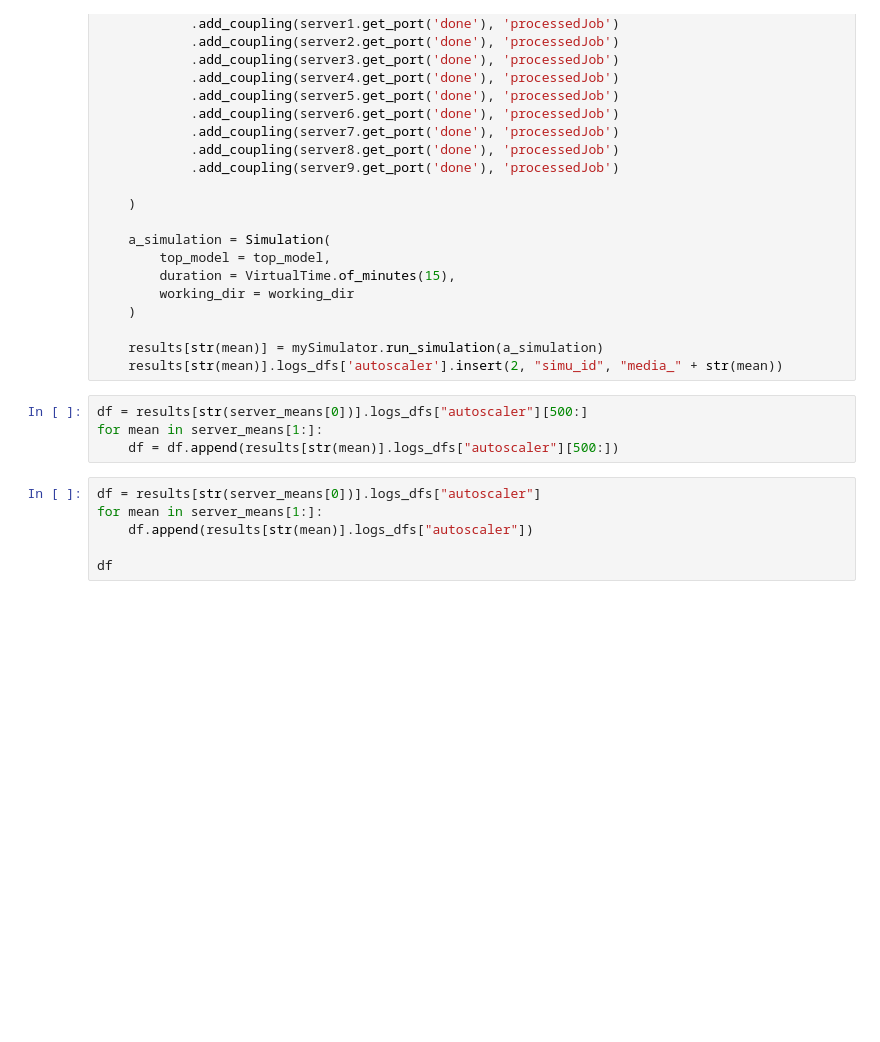
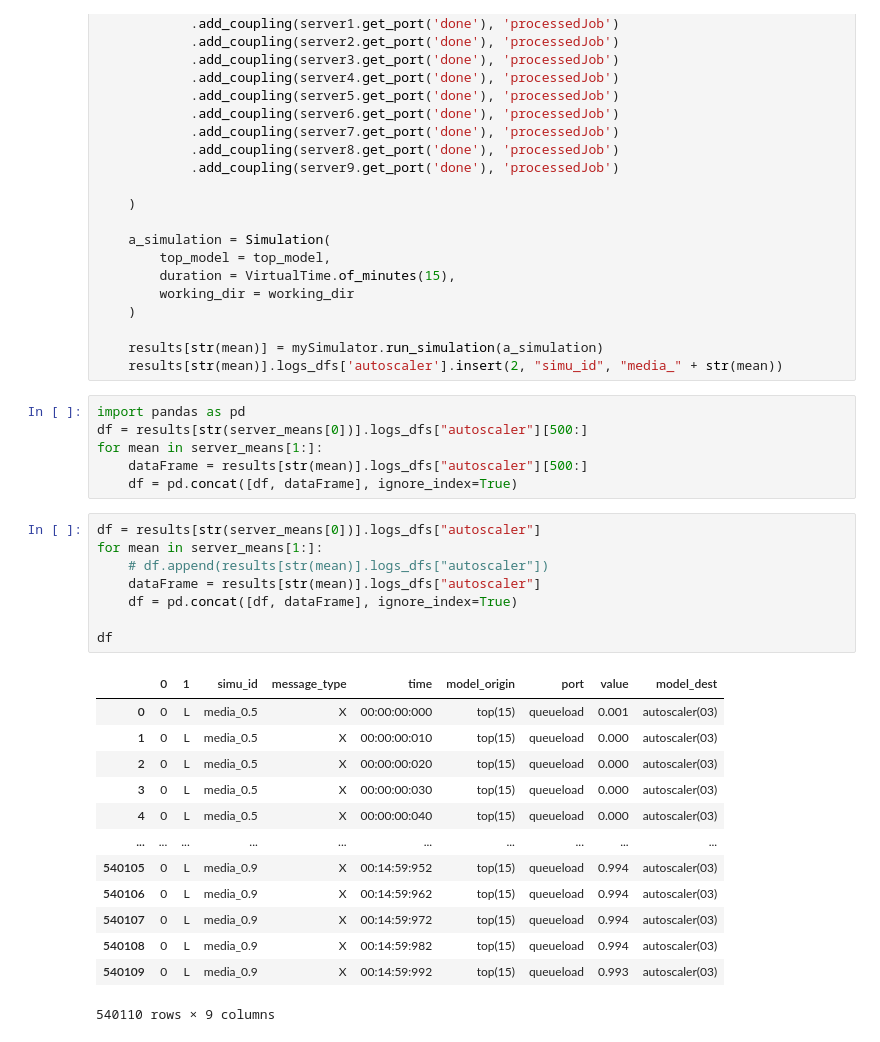
Before and after one commit to pedrotambo/ddos-simulation-devs, a Jupyter notebook: alterando_lambda.ipynb, the cells around one changed output. Drawn from its saved outputs; the diff is of its cells as text; blank space fills up the shorter version.

```diff
--- a/alterando_lambda.ipynb
+++ b/alterando_lambda.ipynb
@@ -229,13 +229,31 @@ for mean in server_means:
 
     results[str(mean)] = mySimulator.run_simulation(a_simulation)
     results[str(mean)].logs_dfs['autoscaler'].insert(2, "simu_id", "media_" + str(mean))
+# %%
+import pandas as pd
+df = results[str(server_means[0])].logs_dfs["autoscaler"][500:]
+for mean in server_means[1:]:
+    dataFrame = results[str(mean)].logs_dfs["autoscaler"][500:]
+    df = pd.concat([df, dataFrame], ignore_index=True)
 # %%
-df = results[str(server_means[0])].logs_dfs["autoscaler"][500:]
+df = results[str(server_means[0])].logs_dfs["autoscaler"]
 for mean in server_means[1:]:
-    df = df.append(results[str(mean)].logs_dfs["autoscaler"][500:])
+    # df.append(results[str(mean)].logs_dfs["autoscaler"])
+    dataFrame = results[str(mean)].logs_dfs["autoscaler"]
+    df = pd.concat([df, dataFrame], ignore_index=True)
+
+df
+# %% [output]
+|  | 0 | 1 | simu_id | message_type | time | model_origin | port | value | model_dest |
+| 0 | 0 | L | media_0.5 | X | 00:00:00:000 | top(15) | queueload | 0.001 | autoscaler(03) |
+| 1 | 0 | L | media_0.5 | X | 00:00:00:010 | top(15) | queueload | 0.000 | autoscaler(03) |
+| 2 | 0 | L | media_0.5 | X | 00:00:00:020 | top(15) | queueload | 0.000 | autoscaler(03) |
+| 3 | 0 | L | media_0.5 | X | 00:00:00:030 | top(15) | queueload | 0.000 | autoscaler(03) |
+| 4 | 0 | L | media_0.5 | X | 00:00:00:040 | top(15) | queueload | 0.000 | autoscaler(03) |
+| ... | ... | ... | ... | ... | ... | ... | ... | ... | ... |
+| 540105 | 0 | L | media_0.9 | X | 00:14:59:952 | top(15) | queueload | 0.994 | autoscaler(03) |
+| 540106 | 0 | L | media_0.9 | X | 00:14:59:962 | top(15) | queueload | 0.994 | autoscaler(03) |
+| 540107 | 0 | L | media_0.9 | X | 00:14:59:972 | top(15) | queueload | 0.994 | autoscaler(03) |
+| 540108 | 0 | L | media_0.9 | X | 00:14:59:982 | top(15) | queueload | 0.994 | autoscaler(03) |
+| 540109 | 0 | L | media_0.9 | X | 00:14:59:992 | top(15) | queueload | 0.993 | autoscaler(03) |
+540110 rows × 9 columns
-# %%
-df = results[str(server_means[0])].logs_dfs["autoscaler"]
-for mean in server_means[1:]:
-    df.append(results[str(mean)].logs_dfs["autoscaler"])
-
-df
```
Also changed, not shown: parts of 5 cells of this notebook, 11 other files.
